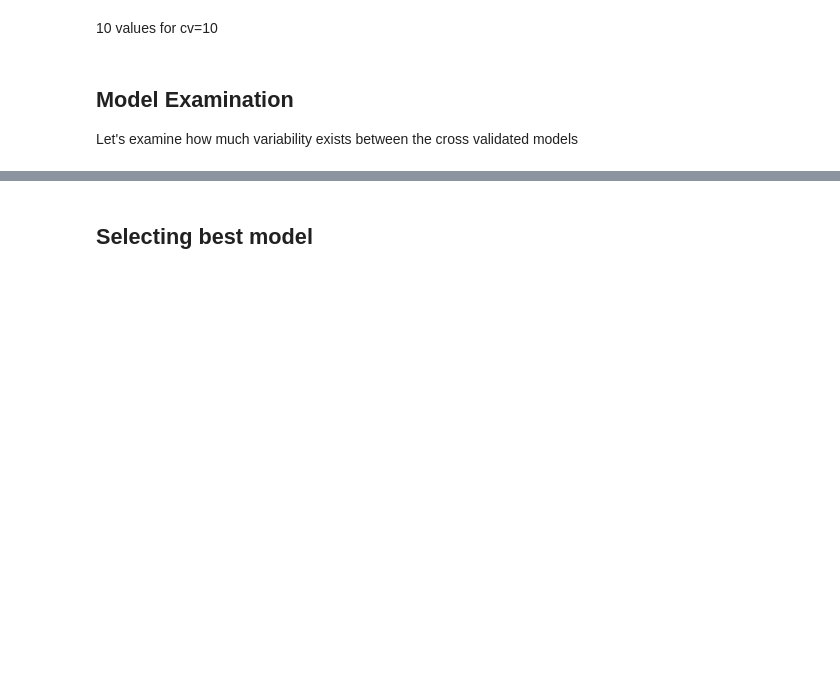
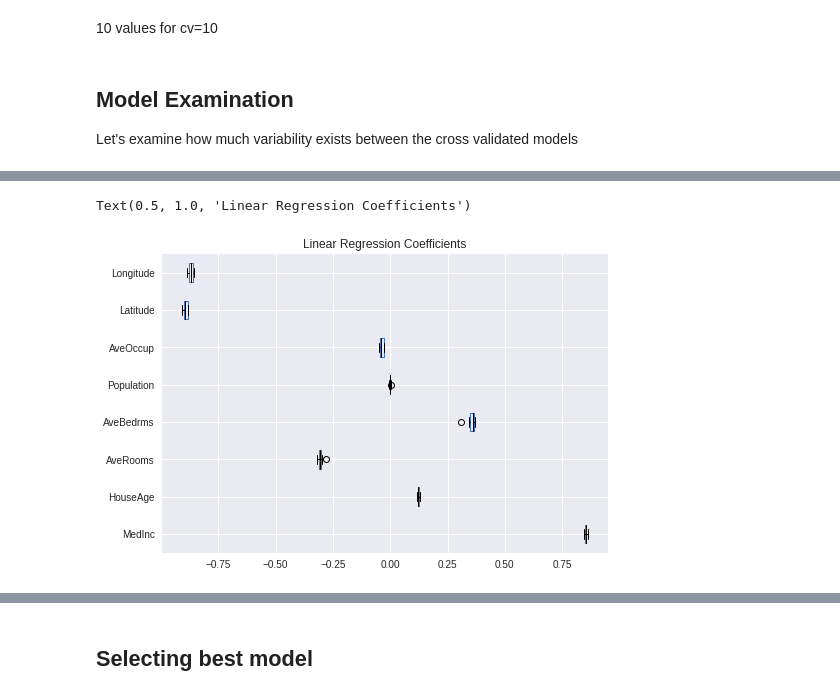
Before and after one commit to rahulagarwak/Machine-Learning-Practice-MLP, a Jupyter notebook: Colab Notebooks/MLP_Wk3_Linear_Regression.ipynb, the cells around one changed output, grey strips where cells are left out. Saved outputs shown, nothing was run; the diff lists cells and outputs as text; code cells hidden in the pictures; blank space fills up the shorter version.

```diff
--- a/Colab Notebooks/MLP_Wk3_Linear_Regression.ipynb
+++ b/Colab Notebooks/MLP_Wk3_Linear_Regression.ipynb
@@ -129,7 +145,7 @@ lin_reg_cv_results = cross_validate(lin_reg_pipeline,
                                     train_labels,
                                     cv=shuffle_split_cv,
                                     scoring='neg_mean_squared_error',
-                                    return_train_score,
+                                    return_train_score=True,
                                     return_estimator=True)
 # %% [markdown]
 lin_reg_cv_results is a dictionary with following contents:
@@ -152,9 +190,12 @@ feature_names
 # %%
 coefs = [est[-1].coef_ for est in lin_reg_cv_results['estimator']]
 weights_df = pd.DataFrame(coefs, columns=feature_names)
 
 color = {'whiskers':'black','medians':'black','caps':'black'}
 weights_df.plot.box(color=color,vert=False)
-_=plt.title('Linear Regression Coefficients')
+plt.title('Linear Regression Coefficients')
+# %% [output]
+Text(0.5, 1.0, 'Linear Regression Coefficients')
+[figure, added]
 # %%
 weights_df.describe()
```
Also changed, not shown: parts of 18 cells of this notebook.
